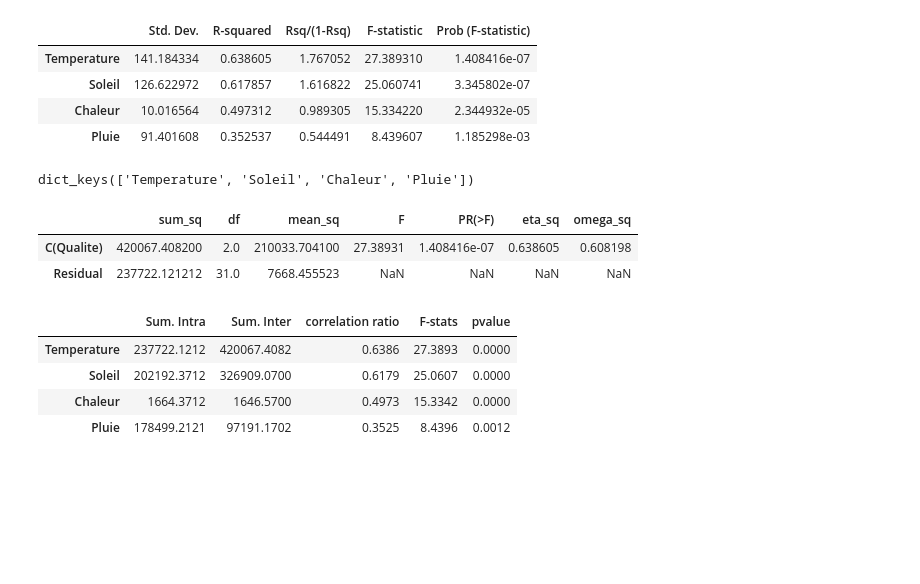
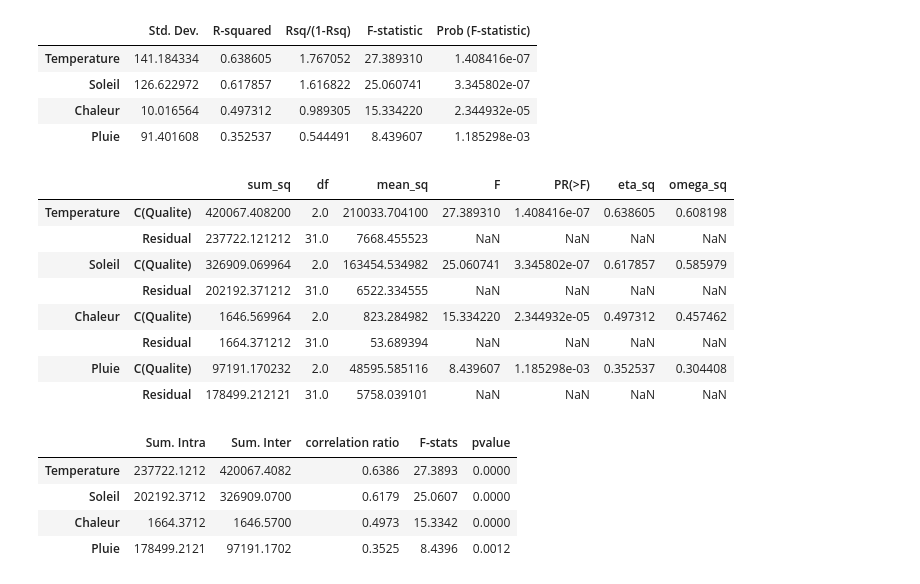
Before and after one commit to enfantbenidedieu/scientisttools, a Jupyter notebook: notebooks/candisc_example.ipynb, the cells around one changed output. Drawn from its saved outputs; the diff is of its cells as text; code cells hidden in the pictures; blank space fills up the shorter version.

```diff
--- a/notebooks/candisc_example.ipynb
+++ b/notebooks/candisc_example.ipynb
@@ -79,15 +74,17 @@ my_cda.univariate_test_statistis_
 | Pluie | 91.401608 | 0.352537 | 0.544491 | 8.439607 | 1.185298e-03 |
 # %%
 anova = my_cda.anova_
-print(anova.keys())
+anova
 # %% [output]
-dict_keys(['Temperature', 'Soleil', 'Chaleur', 'Pluie'])
+|  |  | sum_sq | df | mean_sq | F | PR(>F) | eta_sq | omega_sq |
+| Temperature | C(Qualite) | 420067.408200 | 2.0 | 210033.704100 | 27.389310 | 1.408416e-07 | 0.638605 | 0.608198 |
+|  | Residual | 237722.121212 | 31.0 | 7668.455523 | NaN | NaN | NaN | NaN |
+| Soleil | C(Qualite) | 326909.069964 | 2.0 | 163454.534982 | 25.060741 | 3.345802e-07 | 0.617857 | 0.585979 |
+|  | Residual | 202192.371212 | 31.0 | 6522.334555 | NaN | NaN | NaN | NaN |
+| Chaleur | C(Qualite) | 1646.569964 | 2.0 | 823.284982 | 15.334220 | 2.344932e-05 | 0.497312 | 0.457462 |
+|  | Residual | 1664.371212 | 31.0 | 53.689394 | NaN | NaN | NaN | NaN |
+| Pluie | C(Qualite) | 97191.170232 | 2.0 | 48595.585116 | 8.439607 | 1.185298e-03 | 0.352537 | 0.304408 |
+|  | Residual | 178499.212121 | 31.0 | 5758.039101 | NaN | NaN | NaN | NaN |
-# %%
-display(anova["Temperature"])
-# %% [output]
-|  | sum_sq | df | mean_sq | F | PR(>F) | eta_sq | omega_sq |
-| C(Qualite) | 420067.408200 | 2.0 | 210033.704100 | 27.38931 | 1.408416e-07 | 0.638605 | 0.608198 |
-| Residual | 237722.121212 | 31.0 | 7668.455523 | NaN | NaN | NaN | NaN |
 # %%
 my_cda.correlation_ratio_
 # %% [output]
```
Also changed, not shown: parts of 4 cells of this notebook, 1 other file.
